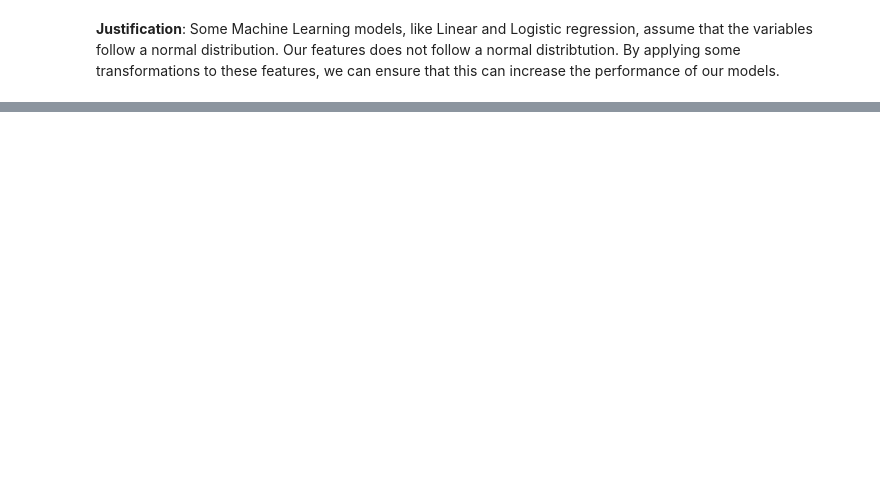
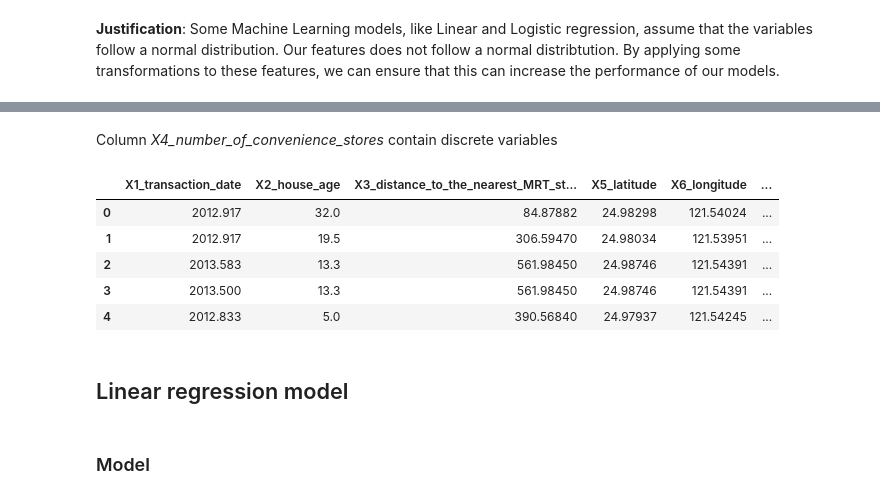
Before and after one commit to KIBOIBRIAN/Real-Estate-dataset-model, a Jupyter notebook: real_estate.ipynb, the cells around one changed output, grey strips where cells are left out. Cells and saved outputs as stored; diff of their text form; code cells hidden in the pictures; blank space fills up the shorter version.

```diff
--- a/real_estate.ipynb
+++ b/real_estate.ipynb
@@ -213,0 +213,16 @@ df.head()
+# %% [markdown]
+Column *X4_number_of_convenience_stores* contain discrete variables
+# %%
+# converting discrete variables to dummy
+pd.get_dummies(df, columns=['X4_number_of_convenience_stores']).head()
+# %% [output]
+|  | X1_transaction_date | X2_house_age | X3_distance_to_the_nearest_MRT_st... | X5_latitude | X6_longitude | ... |
+| 0 | 2012.917 | 32.0 | 84.87882 | 24.98298 | 121.54024 | ... |
+| 1 | 2012.917 | 19.5 | 306.59470 | 24.98034 | 121.53951 | ... |
+| 2 | 2013.583 | 13.3 | 561.98450 | 24.98746 | 121.54391 | ... |
+| 3 | 2013.500 | 13.3 | 561.98450 | 24.98746 | 121.54391 | ... |
+| 4 | 2012.833 | 5.0 | 390.56840 | 24.97937 | 121.54245 | ... |
+# %% [markdown]
+## Linear regression model
+# %% [markdown]
+### Model
```
Also changed, not shown: parts of 26 cells of this notebook.
